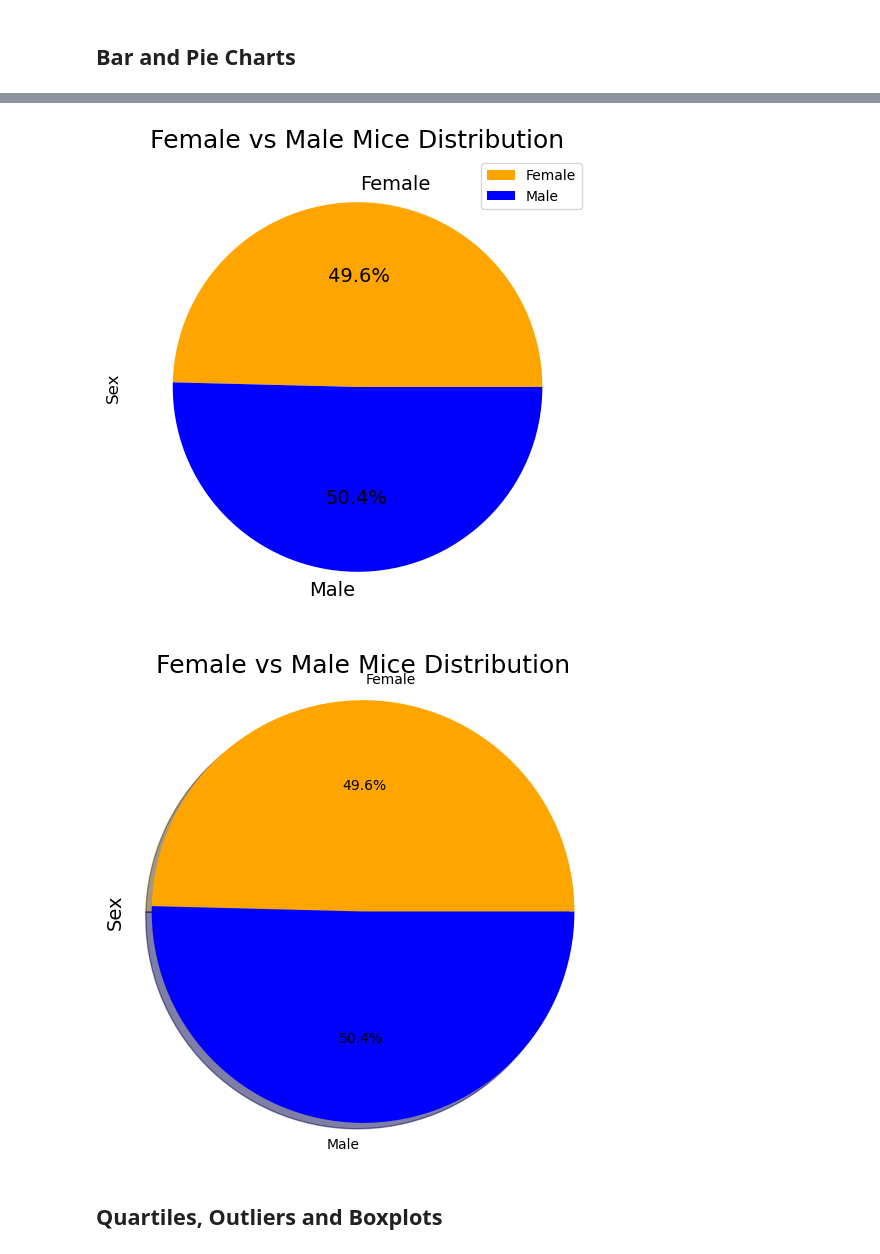
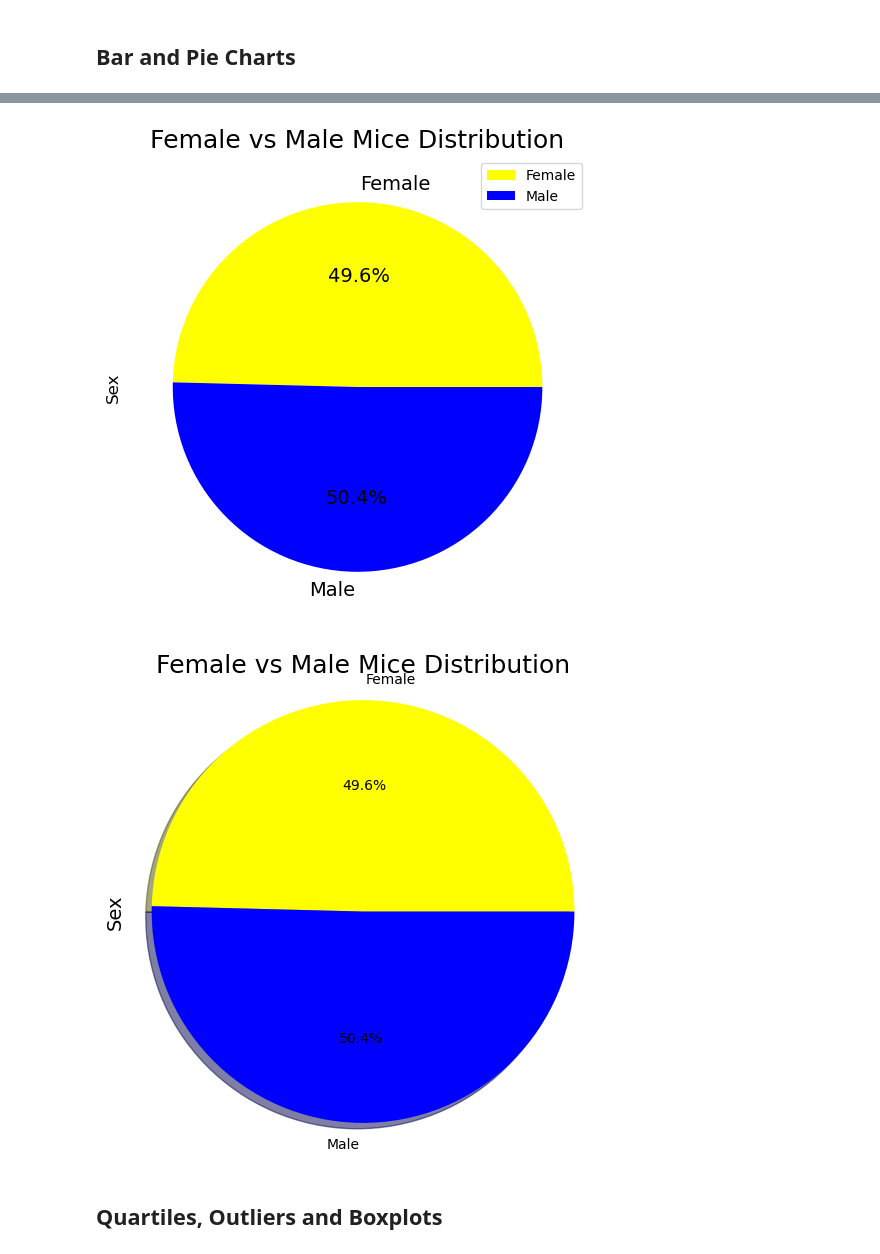
Before and after one commit to Ewall24/pymaceuticals, a Jupyter notebook: pymaceuticals.ipynb, the cells around one changed output, grey strips where cells are left out. Cells and saved outputs as stored; diff of their text form; code cells hidden in the pictures.

```diff
--- a/pymaceuticals.ipynb
+++ b/pymaceuticals.ipynb
@@ -224,33 +216,32 @@ groupedby_gender_df = pd.DataFrame(groupedby_gender.size())
 mice_gender = pd.DataFrame(groupedby_gender_df.groupby(["Sex"]).count())
 mice_gender.columns = ["Total Count"]
 
-my_colors = ['orange','blue']
+colors = ['yellow','blue']
 m_f_pie_chart_pandas = mice_gender.plot.pie(y="Total Count",
                                             title= "Female vs Males Mice Distribution",
                                             fontsize= 14,
                                             figsize=(6,6),autopct="%1.1f%%",
-                                            colors= my_colors)
+                                            colors= colors)
 plt.title('Female vs Male Mice Distribution',fontsize = 18)
 plt.ylabel('Sex',fontsize = 12)
 plt.show()
 # %% [output]
-[figure, old version]
+[figure, new version]
 # %%
 # Generate a pie plot showing the distribution of female versus male mice using pyplot
-
 labels = ["Female","Male"]
 
 total_count_gender = [123,125]
 
 fig1, ax1 = plt.subplots(figsize=(6, 6))
 plt.pie(total_count_gender,labels=labels, autopct="%1.1f%%",
-        colors= my_colors, shadow= True)
+        colors= colors, shadow= True)
 plt.title("Female vs Male Mice Distribution",fontsize = 18)
 plt.ylabel("Sex", fontsize = 14)
 plt.axis("equal")
 plt.show()
 # %% [output]
-[figure, old version]
+[figure, new version]
 # %% [markdown]
 ## Quartiles, Outliers and Boxplots
 # %%
```
Also changed, not shown: parts of 15 cells of this notebook.
